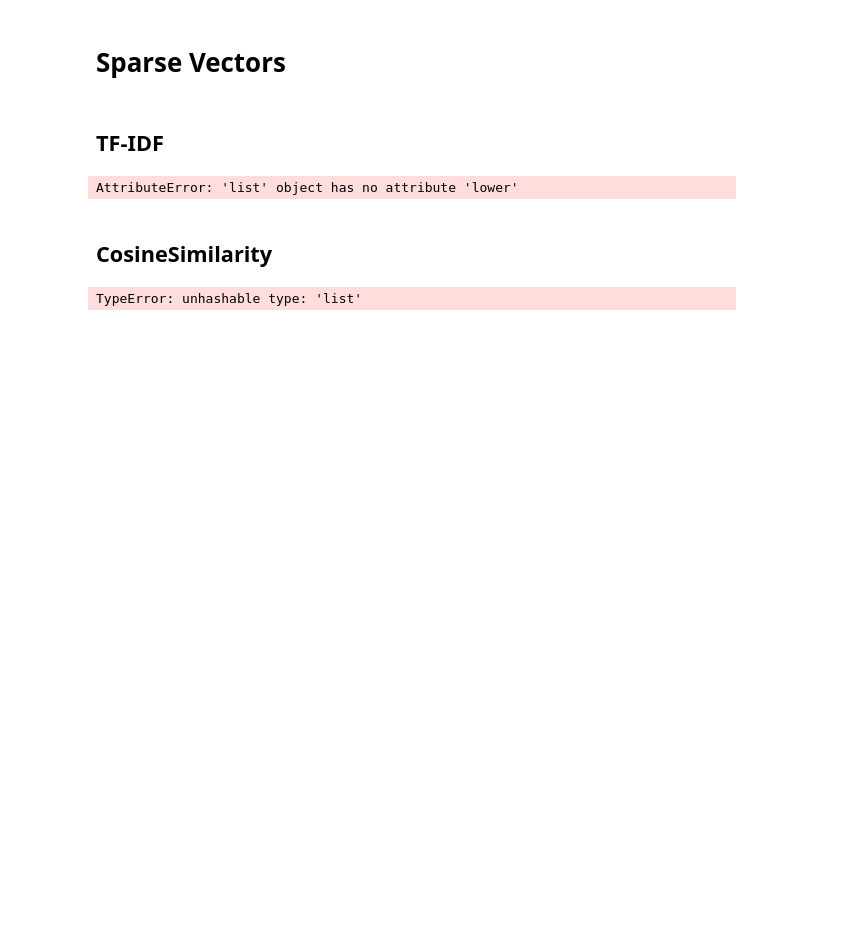
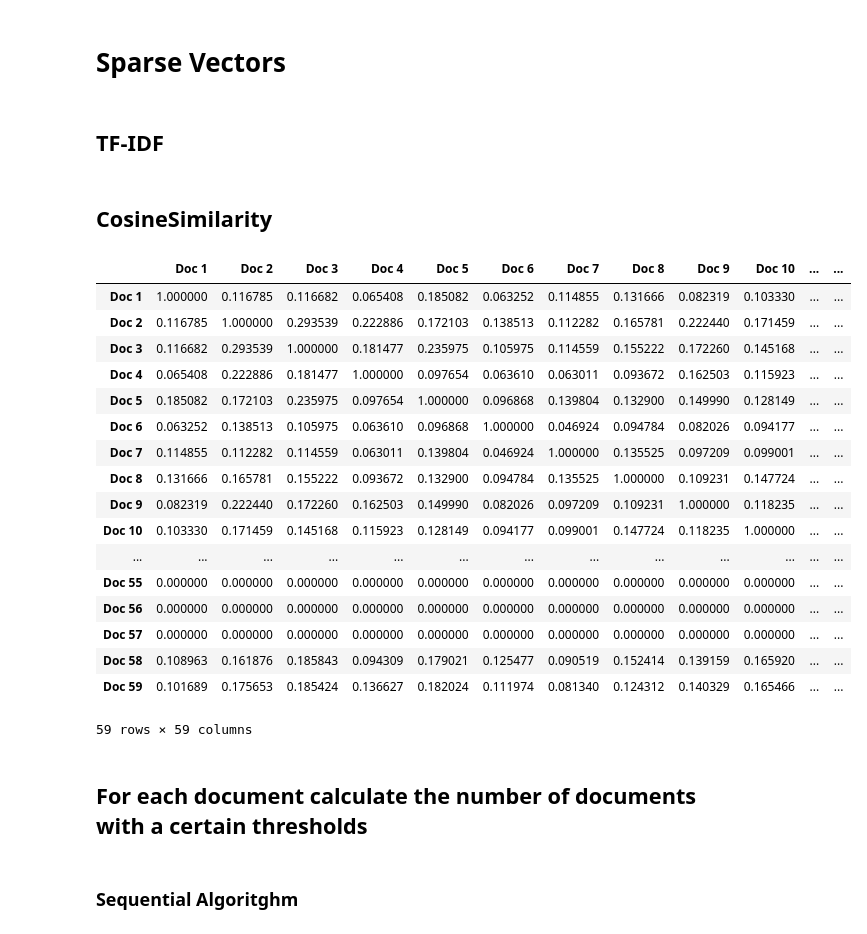
Before and after one commit to tali9943/DocPairSimilarity, a Jupyter notebook: DocSimilarity.ipynb, the cells around one changed output. Cells and saved outputs as stored; diff of their text form; code cells hidden in the pictures; blank space fills up the shorter version.

Commit message:
sequential#1

```diff
--- a/DocSimilarity.ipynb
+++ b/DocSimilarity.ipynb
@@ -37,11 +97,11 @@ print(documents)
 from sklearn.feature_extraction.text import TfidfVectorizer
 
 
-def calculateTFIDF(documents):
+def calculateTFIDF(tokenized_docs):
 
     vectorizer = TfidfVectorizer()
     # Fit and transform the tokenized documents into a TF-IDF matrix
-    tfidf_matrix = vectorizer.fit_transform(documents)
+    tfidf_matrix = vectorizer.fit_transform([' '.join(doc) for doc in tokenized_docs])
 
     # Get the feature names (tokens)
     feature_names = vectorizer.get_feature_names_out()
@@ -51,36 +111,45 @@ def calculateTFIDF(documents):
 
 
 
-tfidf_matrix_docs, feature_names_docs,vectorizer  = calculateTFIDF(documents)
+tfidf_matrix_docs, feature_names_docs,vectorizer  = calculateTFIDF(tokenized_docs)
-# %% [output]
-AttributeError: 'list' object has no attribute 'lower'
 # %% [markdown]
 ## CosineSimilarity
-# %%
-from sklearn.metrics.pairwise import cosine_similarity
-
-
-def similarity(tfidf_matrix_docs):
-    # calcoliamo la cosine similarity tra i documenti
-    cos_sim = cosine_similarity(tfidf_matrix[0:1], tfidf_matrix)
-
-    print(cos_sim)
-
-#similarity(tfidf_matrix_docs)
-# %%
-import json
-from sklearn.feature_extraction.text import TfidfVectorizer
-from sklearn.metrics.pairwise import cosine_similarity
-
-def load_documents_from_json(json_file):
-    with open(json_file, 'r') as f:
-        data = json.load(f)
-    docs = [doc['text'] for doc in data['documents']]
-    return docs, data
-
-doc = load_documents_from_json(documents)
-
-print(doc)
-# %% [output]
-TypeError: unhashable type: 'list'
+# %%
+import pandas as pd
+from sklearn.metrics.pairwise import cosine_similarity
+
+def similarity(tfidf_matrix):
+    # calcoliamo la cosine similarity tra i documenti
+    cos_sim = cosine_similarity(tfidf_matrix)
+
+    # creiamo una tabella con le cosine similarity per ogni coppia di documenti
+    sim_table = pd.DataFrame(cos_sim, columns=['Doc ' + str(i+1) for i in range(cos_sim.shape[0])], index=['Doc ' + str(i+1) for i in range(cos_sim.shape[0])])
+
+    return sim_table
+
+cos_sim_table = similarity(tfidf_matrix_docs)
+cos_sim_table
+# %% [output]
+|  | Doc 1 | Doc 2 | Doc 3 | Doc 4 | Doc 5 | Doc 6 | Doc 7 | Doc 8 | Doc 9 | Doc 10 | ... | ... |
+| Doc 1 | 1.000000 | 0.116785 | 0.116682 | 0.065408 | 0.185082 | 0.063252 | 0.114855 | 0.131666 | 0.082319 | 0.103330 | ... | ... |
+| Doc 2 | 0.116785 | 1.000000 | 0.293539 | 0.222886 | 0.172103 | 0.138513 | 0.112282 | 0.165781 | 0.222440 | 0.171459 | ... | ... |
+| Doc 3 | 0.116682 | 0.293539 | 1.000000 | 0.181477 | 0.235975 | 0.105975 | 0.114559 | 0.155222 | 0.172260 | 0.145168 | ... | ... |
+| Doc 4 | 0.065408 | 0.222886 | 0.181477 | 1.000000 | 0.097654 | 0.063610 | 0.063011 | 0.093672 | 0.162503 | 0.115923 | ... | ... |
+| Doc 5 | 0.185082 | 0.172103 | 0.235975 | 0.097654 | 1.000000 | 0.096868 | 0.139804 | 0.132900 | 0.149990 | 0.128149 | ... | ... |
+| Doc 6 | 0.063252 | 0.138513 | 0.105975 | 0.063610 | 0.096868 | 1.000000 | 0.046924 | 0.094784 | 0.082026 | 0.094177 | ... | ... |
+| Doc 7 | 0.114855 | 0.112282 | 0.114559 | 0.063011 | 0.139804 | 0.046924 | 1.000000 | 0.135525 | 0.097209 | 0.099001 | ... | ... |
+| Doc 8 | 0.131666 | 0.165781 | 0.155222 | 0.093672 | 0.132900 | 0.094784 | 0.135525 | 1.000000 | 0.109231 | 0.147724 | ... | ... |
+| Doc 9 | 0.082319 | 0.222440 | 0.172260 | 0.162503 | 0.149990 | 0.082026 | 0.097209 | 0.109231 | 1.000000 | 0.118235 | ... | ... |
+| Doc 10 | 0.103330 | 0.171459 | 0.145168 | 0.115923 | 0.128149 | 0.094177 | 0.099001 | 0.147724 | 0.118235 | 1.000000 | ... | ... |
+| ... | ... | ... | ... | ... | ... | ... | ... | ... | ... | ... | ... | ... |
+| Doc 55 | 0.000000 | 0.000000 | 0.000000 | 0.000000 | 0.000000 | 0.000000 | 0.000000 | 0.000000 | 0.000000 | 0.000000 | ... | ... |
+| Doc 56 | 0.000000 | 0.000000 | 0.000000 | 0.000000 | 0.000000 | 0.000000 | 0.000000 | 0.000000 | 0.000000 | 0.000000 | ... | ... |
+| Doc 57 | 0.000000 | 0.000000 | 0.000000 | 0.000000 | 0.000000 | 0.000000 | 0.000000 | 0.000000 | 0.000000 | 0.000000 | ... | ... |
+| Doc 58 | 0.108963 | 0.161876 | 0.185843 | 0.094309 | 0.179021 | 0.125477 | 0.090519 | 0.152414 | 0.139159 | 0.165920 | ... | ... |
+| Doc 59 | 0.101689 | 0.175653 | 0.185424 | 0.136627 | 0.182024 | 0.111974 | 0.081340 | 0.124312 | 0.140329 | 0.165466 | ... | ... |
+59 rows × 59 columns
+# %% [markdown]
+## For each document calculate the number of documents with a certain thresholds
+# %% [markdown]
+### Sequential Algoritghm
 # %%
```
Also changed, not shown: parts of 11 cells of this notebook, 1 other file.
